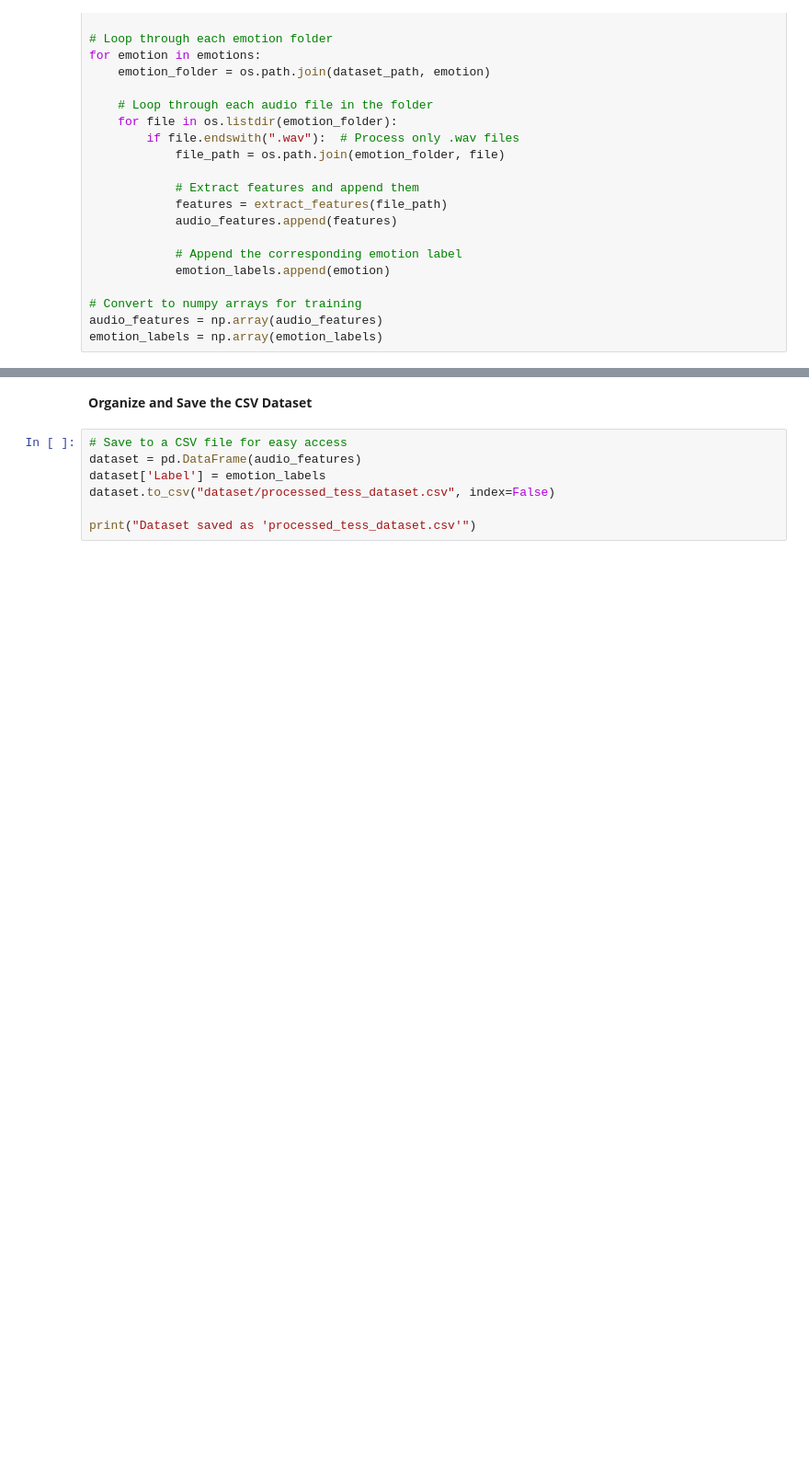
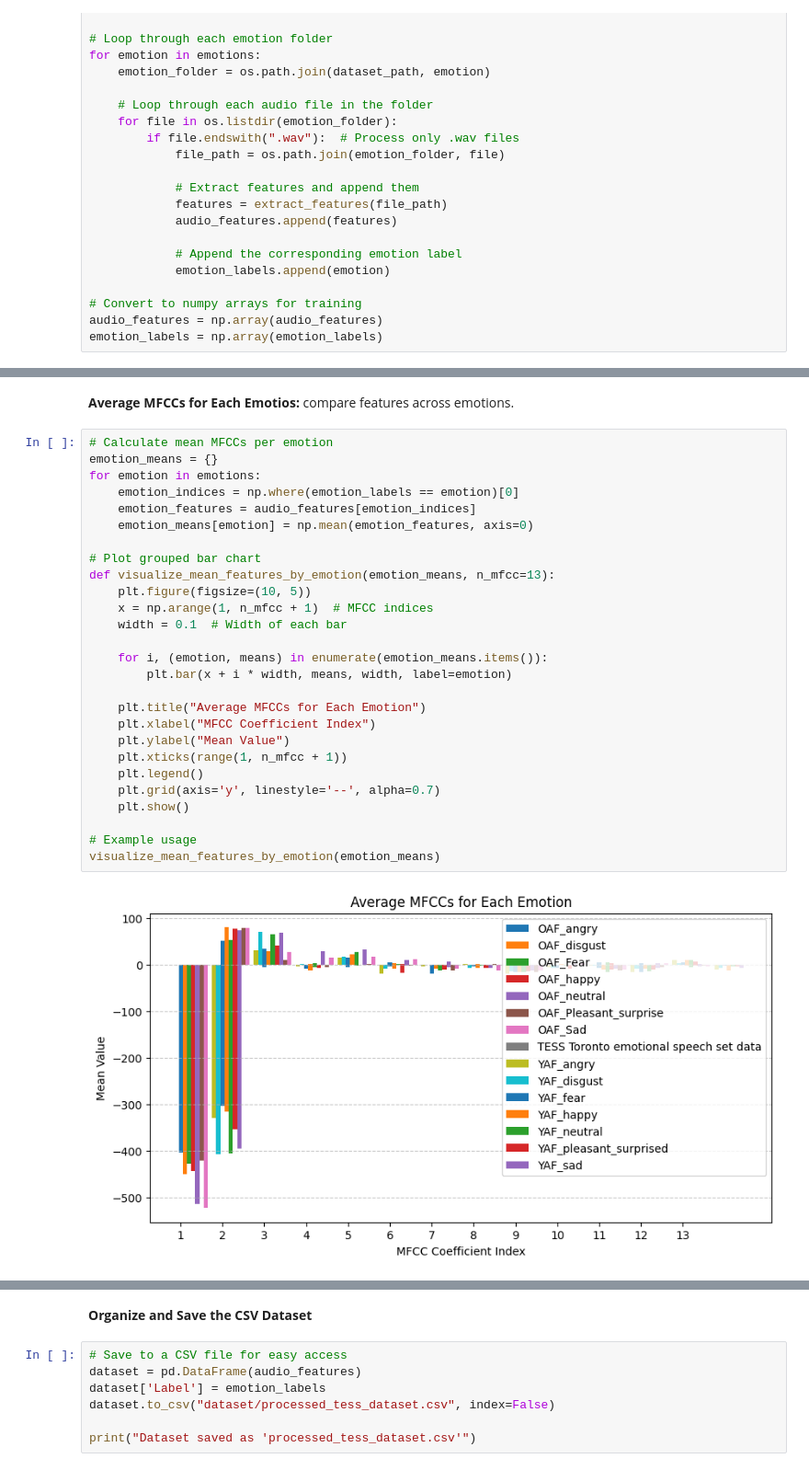
Before and after one commit to abs-sayem/stress_level_detection, a Jupyter notebook: emotion_score_stress_level_detection.ipynb, the cells around one changed output, grey strips where cells are left out. Shown at 92% size. Cells and saved outputs as stored; diff of their text form; blank space fills up the shorter version.

```diff
--- a/emotion_score_stress_level_detection.ipynb
+++ b/emotion_score_stress_level_detection.ipynb
@@ -45,0 +139,31 @@ emotion_labels = np.array(emotion_labels)
+# %% [markdown]
+**Average MFCCs for Each Emotios:** compare features across emotions.
+# %%
+# Calculate mean MFCCs per emotion
+emotion_means = {}
+for emotion in emotions:
+    emotion_indices = np.where(emotion_labels == emotion)[0]
+    emotion_features = audio_features[emotion_indices]
+    emotion_means[emotion] = np.mean(emotion_features, axis=0)
+
+# Plot grouped bar chart
+def visualize_mean_features_by_emotion(emotion_means, n_mfcc=13):
+    plt.figure(figsize=(10, 5))
+    x = np.arange(1, n_mfcc + 1)  # MFCC indices
+    width = 0.1  # Width of each bar
+
+    for i, (emotion, means) in enumerate(emotion_means.items()):
+        plt.bar(x + i * width, means, width, label=emotion)
+
+    plt.title("Average MFCCs for Each Emotion")
+    plt.xlabel("MFCC Coefficient Index")
+    plt.ylabel("Mean Value")
+    plt.xticks(range(1, n_mfcc + 1))
+    plt.legend()
+    plt.grid(axis='y', linestyle='--', alpha=0.7)
+    plt.show()
+
+# Example usage
+visualize_mean_features_by_emotion(emotion_means)
+# %% [output]
+[figure, added]
```
Also changed, not shown: parts of 9 cells of this notebook, 1 other file.
